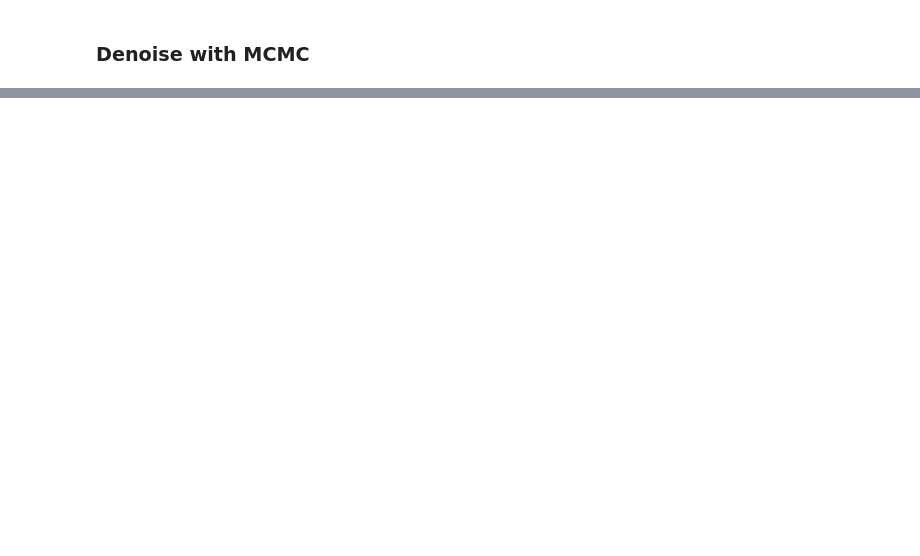
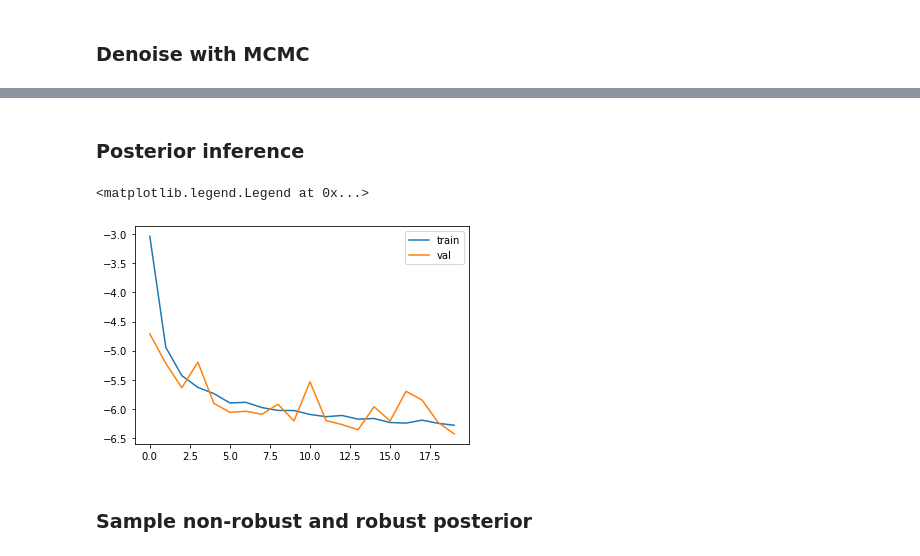
Before and after one commit to danielward27/rnpe, a Jupyter notebook: examples/sirsde.ipynb, the cells around one changed output, grey strips where cells are left out. Cells and saved outputs as stored; diff of their text form; code cells hidden in the pictures; blank space fills up the shorter version.

```diff
--- a/examples/sirsde.ipynb
+++ b/examples/sirsde.ipynb
@@ -114,0 +155,20 @@ plt.legend(loc="lower left")
+# %% [markdown]
+### Posterior inference
+# %%
+key, flow_key, train_key = random.split(random.PRNGKey(0), 3)
+
+posterior_flow = NeuralSplineFlow(
+    flow_key,
+    target_dim=theta.shape[1],
+    condition_dim=s.shape[1])
+
+posterior_flow, losses = train_flow(train_key, posterior_flow, theta, jnp.array(s), max_epochs=20)
+# %%
+for k, v in losses.items():
+    plt.plot(v, label=k)
+plt.legend()
+# %% [output]
+<matplotlib.legend.Legend at 0x...>
+[figure, added]
+# %% [markdown]
+### Sample non-robust and robust posterior
```
Also changed, not shown: parts of 15 cells of this notebook.
